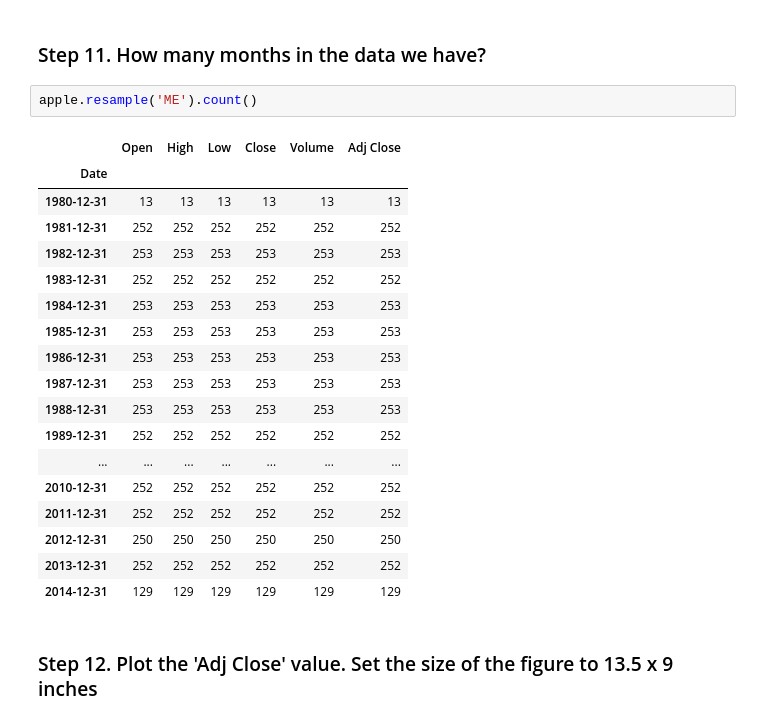
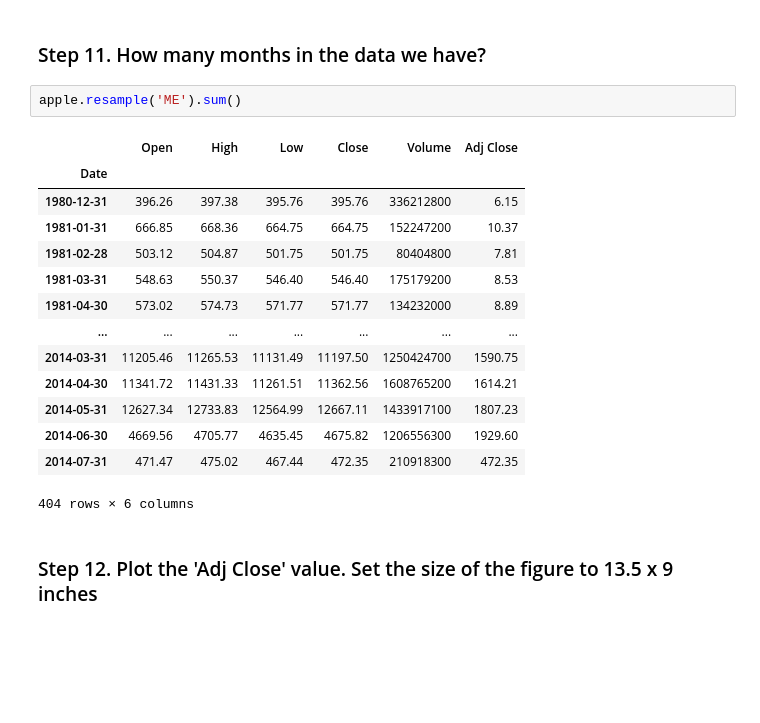
Before and after one commit to zinduaschool/pandasweeklyproject-Doclikam, a Jupyter notebook: 09_Time_Series/Apple_Stock/Exercises.ipynb, the cells around one changed output. Cells and saved outputs as stored; diff of their text form; blank space fills up the shorter version.

```diff
--- a/09_Time_Series/Apple_Stock/Exercises.ipynb
+++ b/09_Time_Series/Apple_Stock/Exercises.ipynb
@@ -122,25 +123,21 @@ apple.resample('BM').mean()
 # %% [markdown]
 ### Step 11.  How many months in the data we have?
 # %%
-apple.resample('ME').count()
+apple.resample('ME').sum()
 # %% [output]
 |  | Open | High | Low | Close | Volume | Adj Close |
 | Date |  |  |  |  |  |  |
-| 1980-12-31 | 13 | 13 | 13 | 13 | 13 | 13 |
-| 1981-12-31 | 252 | 252 | 252 | 252 | 252 | 252 |
-| 1982-12-31 | 253 | 253 | 253 | 253 | 253 | 253 |
-| 1983-12-31 | 252 | 252 | 252 | 252 | 252 | 252 |
-| 1984-12-31 | 253 | 253 | 253 | 253 | 253 | 253 |
-| 1985-12-31 | 253 | 253 | 253 | 253 | 253 | 253 |
-| 1986-12-31 | 253 | 253 | 253 | 253 | 253 | 253 |
-| 1987-12-31 | 253 | 253 | 253 | 253 | 253 | 253 |
-| 1988-12-31 | 253 | 253 | 253 | 253 | 253 | 253 |
-| 1989-12-31 | 252 | 252 | 252 | 252 | 252 | 252 |
+| 1980-12-31 | 396.26 | 397.38 | 395.76 | 395.76 | 336212800 | 6.15 |
+| 1981-01-31 | 666.85 | 668.36 | 664.75 | 664.75 | 152247200 | 10.37 |
+| 1981-02-28 | 503.12 | 504.87 | 501.75 | 501.75 | 80404800 | 7.81 |
+| 1981-03-31 | 548.63 | 550.37 | 546.40 | 546.40 | 175179200 | 8.53 |
+| 1981-04-30 | 573.02 | 574.73 | 571.77 | 571.77 | 134232000 | 8.89 |
 | ... | ... | ... | ... | ... | ... | ... |
-| 2010-12-31 | 252 | 252 | 252 | 252 | 252 | 252 |
-| 2011-12-31 | 252 | 252 | 252 | 252 | 252 | 252 |
-| 2012-12-31 | 250 | 250 | 250 | 250 | 250 | 250 |
-| 2013-12-31 | 252 | 252 | 252 | 252 | 252 | 252 |
-| 2014-12-31 | 129 | 129 | 129 | 129 | 129 | 129 |
+| 2014-03-31 | 11205.46 | 11265.53 | 11131.49 | 11197.50 | 1250424700 | 1590.75 |
+| 2014-04-30 | 11341.72 | 11431.33 | 11261.51 | 11362.56 | 1608765200 | 1614.21 |
+| 2014-05-31 | 12627.34 | 12733.83 | 12564.99 | 12667.11 | 1433917100 | 1807.23 |
+| 2014-06-30 | 4669.56 | 4705.77 | 4635.45 | 4675.82 | 1206556300 | 1929.60 |
+| 2014-07-31 | 471.47 | 475.02 | 467.44 | 472.35 | 210918300 | 472.35 |
+404 rows × 6 columns
 # %% [markdown]
 ### Step 12. Plot the 'Adj Close' value. Set the size of the figure to 13.5 x 9 inches
```
Also changed, not shown: parts of 5 cells of this notebook, 2 other files.
